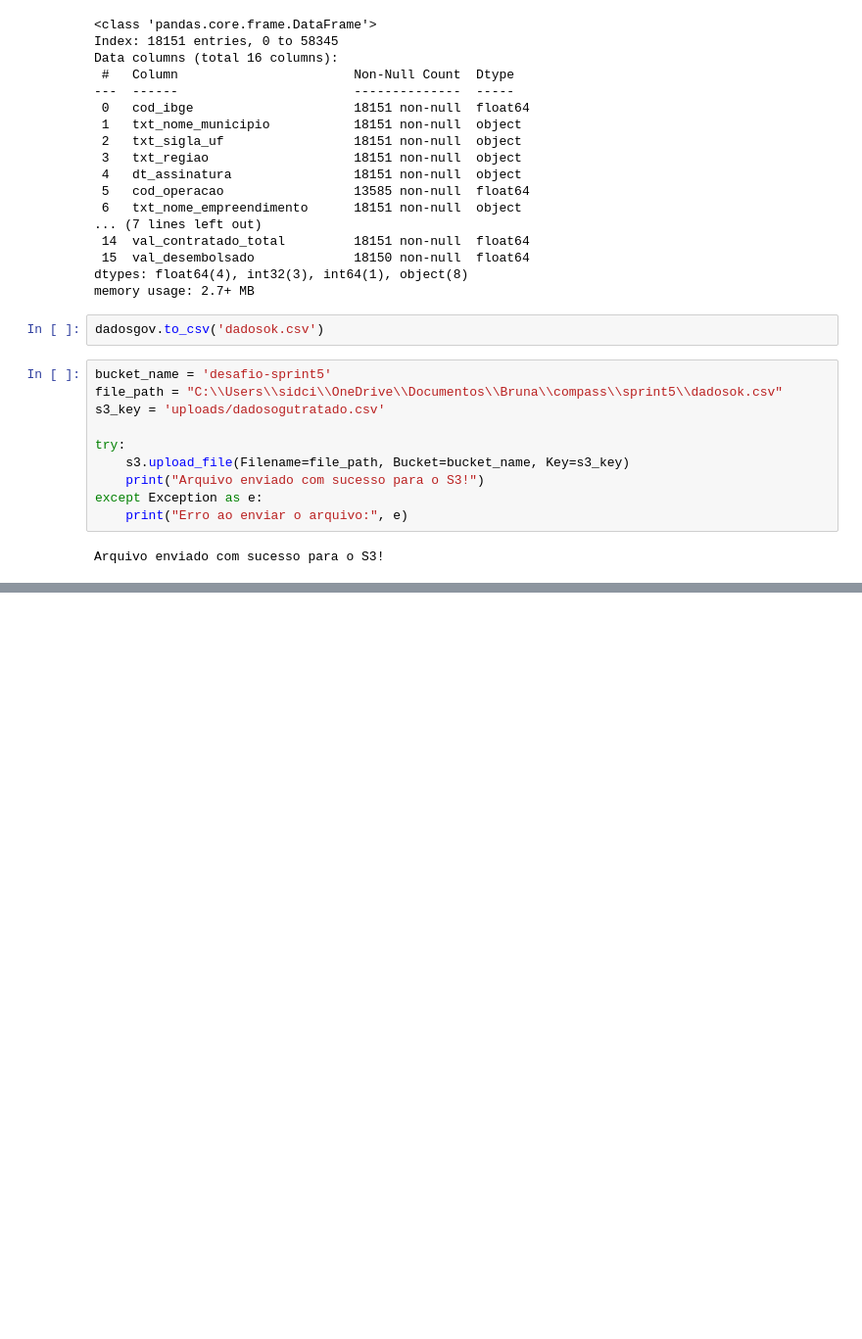
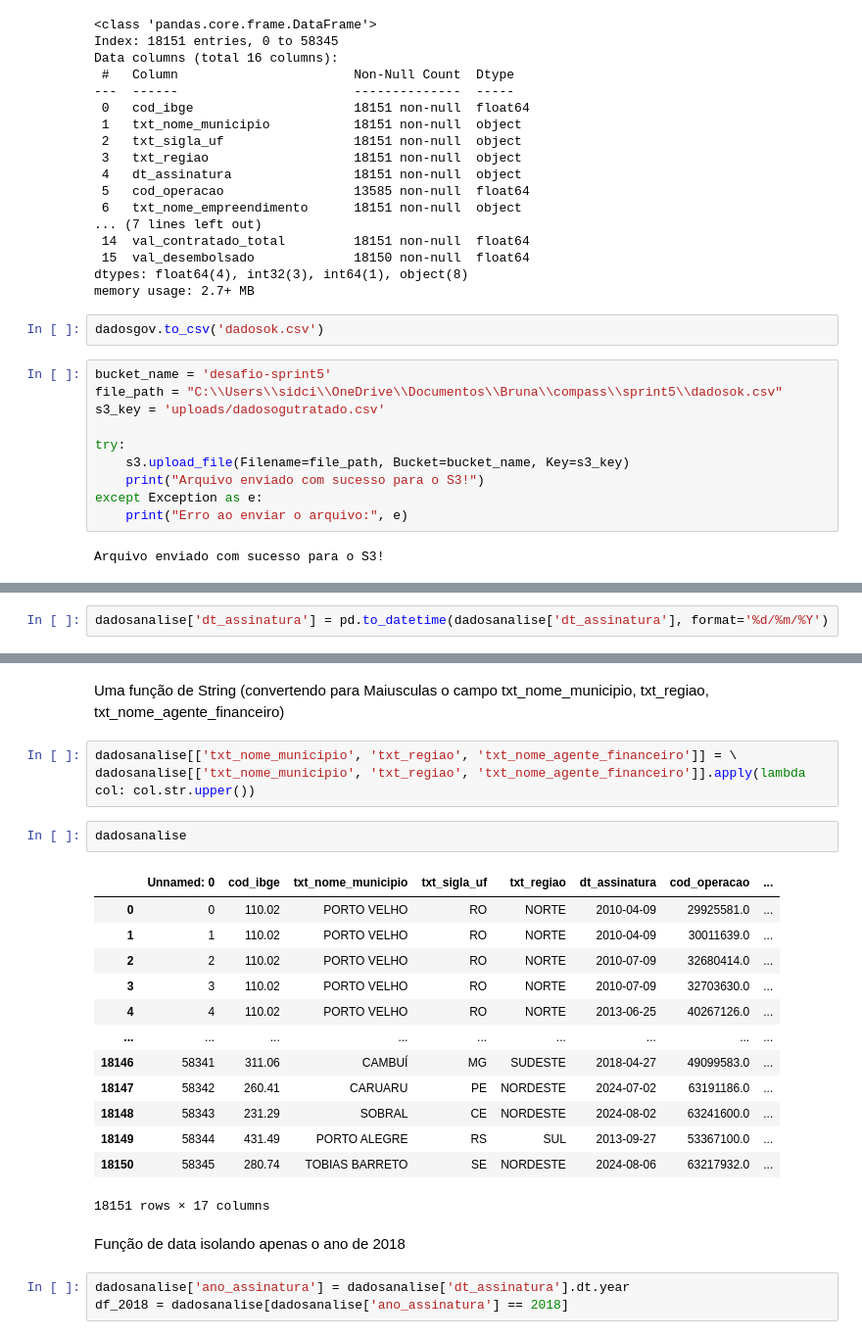
Before and after one commit to Brunacisotto/programadebolsas, a Jupyter notebook: Sprint5/Desafio/script02/desafiosprint5.ipynb, the cells around one changed output, grey strips where cells are left out. Shown: that part at 98% size. Cells and saved outputs as stored; diff of their text form; blank space fills up the shorter version.

```diff
--- a/Sprint5/Desafio/script02/desafiosprint5.ipynb
+++ b/Sprint5/Desafio/script02/desafiosprint5.ipynb
@@ -316,0 +373,2 @@ Arquivo enviado com sucesso para o S3!
+# %%
+dadosanalise['dt_assinatura'] = pd.to_datetime(dadosanalise['dt_assinatura'], format='%d/%m/%Y')
@@ -316,0 +395,26 @@ Arquivo enviado com sucesso para o S3!
+# %% [markdown]
+Uma função de String (convertendo para Maiusculas o campo txt_nome_municipio, txt_regiao, txt_nome_agente_financeiro)
+# %%
+dadosanalise[['txt_nome_municipio', 'txt_regiao', 'txt_nome_agente_financeiro']] = \
+dadosanalise[['txt_nome_municipio', 'txt_regiao', 'txt_nome_agente_financeiro']].apply(lambda col: col.str.upper())
+# %%
+dadosanalise
+# %% [output]
+|  | Unnamed: 0 | cod_ibge | txt_nome_municipio | txt_sigla_uf | txt_regiao | dt_assinatura | cod_operacao | ... |
+| 0 | 0 | 110.02 | PORTO VELHO | RO | NORTE | 2010-04-09 | 29925581.0 | ... |
+| 1 | 1 | 110.02 | PORTO VELHO | RO | NORTE | 2010-04-09 | 30011639.0 | ... |
+| 2 | 2 | 110.02 | PORTO VELHO | RO | NORTE | 2010-07-09 | 32680414.0 | ... |
+| 3 | 3 | 110.02 | PORTO VELHO | RO | NORTE | 2010-07-09 | 32703630.0 | ... |
+| 4 | 4 | 110.02 | PORTO VELHO | RO | NORTE | 2013-06-25 | 40267126.0 | ... |
+| ... | ... | ... | ... | ... | ... | ... | ... | ... |
+| 18146 | 58341 | 311.06 | CAMBUÍ | MG | SUDESTE | 2018-04-27 | 49099583.0 | ... |
+| 18147 | 58342 | 260.41 | CARUARU | PE | NORDESTE | 2024-07-02 | 63191186.0 | ... |
+| 18148 | 58343 | 231.29 | SOBRAL | CE | NORDESTE | 2024-08-02 | 63241600.0 | ... |
+| 18149 | 58344 | 431.49 | PORTO ALEGRE | RS | SUL | 2013-09-27 | 53367100.0 | ... |
+| 18150 | 58345 | 280.74 | TOBIAS BARRETO | SE | NORDESTE | 2024-08-06 | 63217932.0 | ... |
+18151 rows × 17 columns
+# %% [markdown]
+Função de data isolando apenas o ano de 2018
+# %%
+dadosanalise['ano_assinatura'] = dadosanalise['dt_assinatura'].dt.year
+df_2018 = dadosanalise[dadosanalise['ano_assinatura'] == 2018]
```
Also changed, not shown: parts of 22 cells of this notebook, 10 other files.
